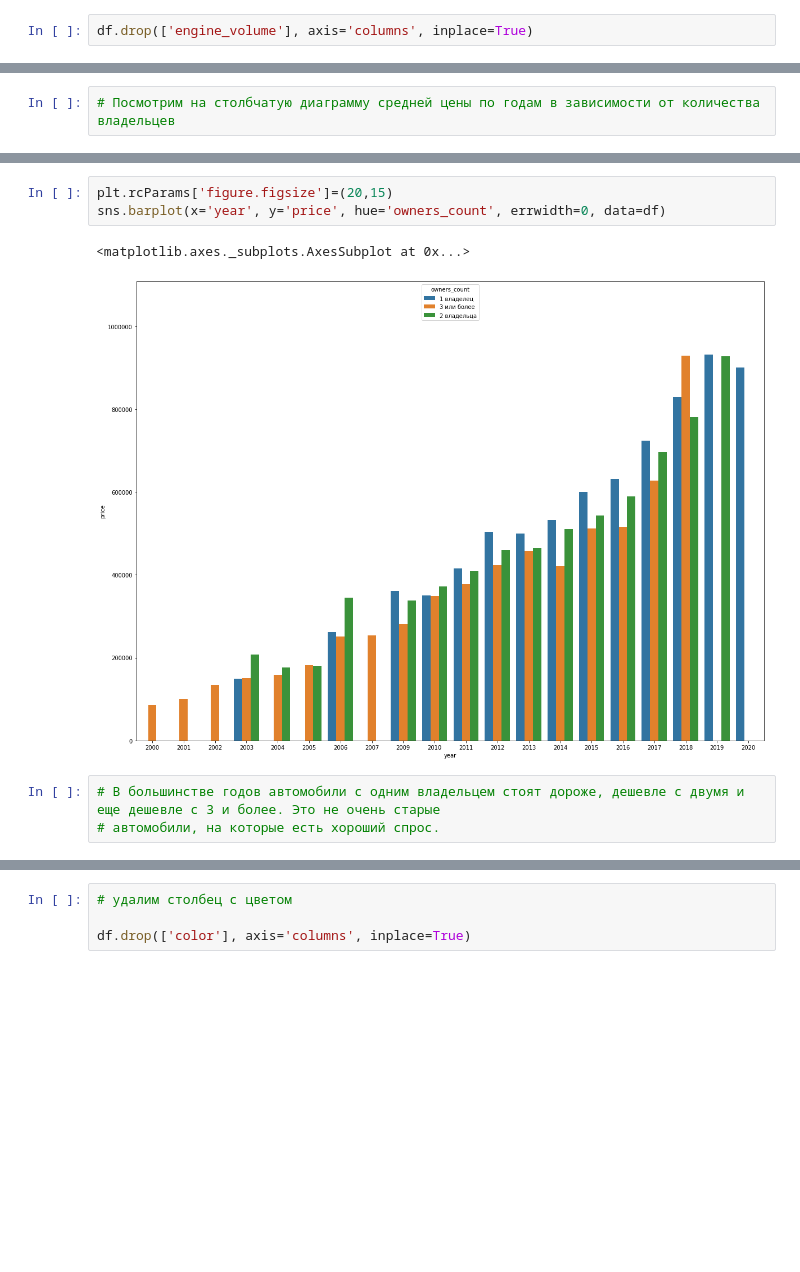
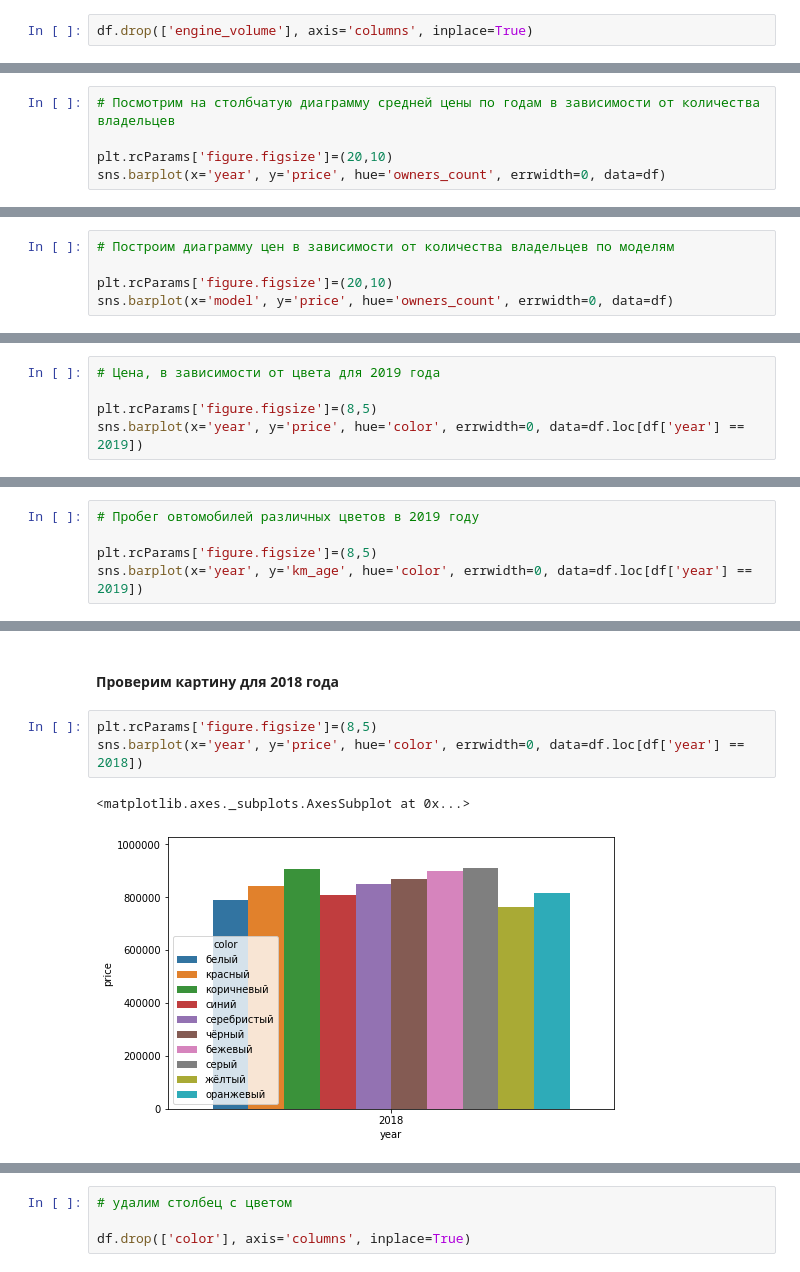
Before and after one commit to FelixMusic/myprojects, a Jupyter notebook: Auto_EDA_final.ipynb, the cells around one changed output, grey strips where cells are left out. Saved outputs shown, nothing was run; the diff lists cells and outputs as text; blank space fills up the shorter version.

```diff
--- a/Auto_EDA_final.ipynb
+++ b/Auto_EDA_final.ipynb
@@ -536,3 +382,6 @@ df.head()
 | 5 | Kia Rio III | 2013 | 115000 | седан | серый | 107 | Бензин | механическая | 2 владельца | ... |
 # %%
 # Посмотрим на столбчатую диаграмму средней цены по годам в зависимости от количества владельцев
+
+plt.rcParams['figure.figsize']=(20,10)
+sns.barplot(x='year', y='price', hue='owners_count', errwidth=0, data=df)
@@ -538,0 +393,5 @@ df.head()
+# %%
+# Построим диаграмму цен в зависимости от количества владельцев по моделям
+
+plt.rcParams['figure.figsize']=(20,10)
+sns.barplot(x='model', y='price', hue='owners_count', errwidth=0, data=df)
@@ -538,0 +403,5 @@ df.head()
+# %%
+# Цена, в зависимости от цвета для 2019 года
+
+plt.rcParams['figure.figsize']=(8,5)
+sns.barplot(x='year', y='price', hue='color', errwidth=0, data=df.loc[df['year'] == 2019])
@@ -538,0 +411,5 @@ df.head()
+# %%
+# Пробег овтомобилей различных цветов в 2019 году
+
+plt.rcParams['figure.figsize']=(8,5)
+sns.barplot(x='year', y='km_age', hue='color', errwidth=0, data=df.loc[df['year'] == 2019])
@@ -539,10 +422,9 @@ df.head()
+# %% [markdown]
+#### Проверим картину для 2018 года
 # %%
-plt.rcParams['figure.figsize']=(20,15)
-sns.barplot(x='year', y='price', hue='owners_count', errwidth=0, data=df)
+plt.rcParams['figure.figsize']=(8,5)
+sns.barplot(x='year', y='price', hue='color', errwidth=0, data=df.loc[df['year'] == 2018])
 # %% [output]
 <matplotlib.axes._subplots.AxesSubplot at 0x...>
-[figure, old version]
+[figure, new version]
-# %%
-# В большинстве годов автомобили с одним владельцем стоят дороже, дешевле с двумя и еще дешевле с 3 и более. Это не очень старые
-# автомобили, на которые есть хороший спрос.
 # %%
```
Also changed, not shown: parts of 236 cells of this notebook.
